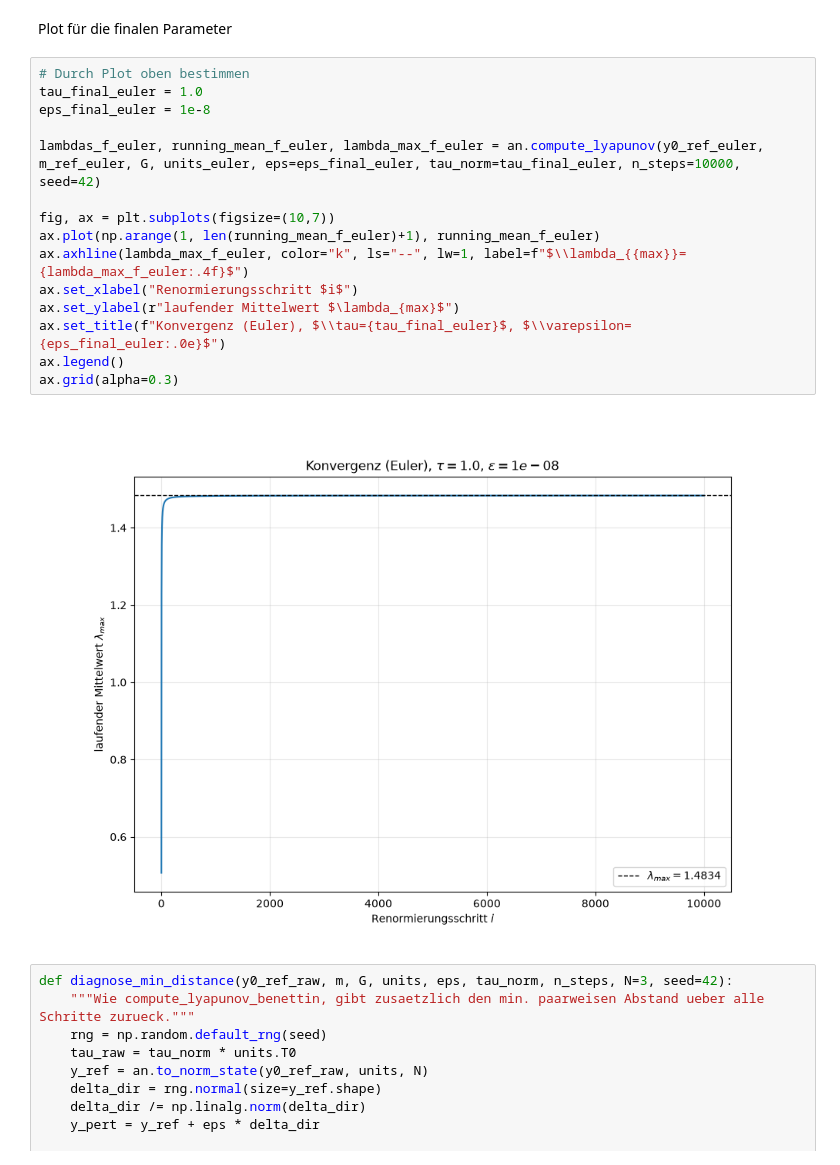
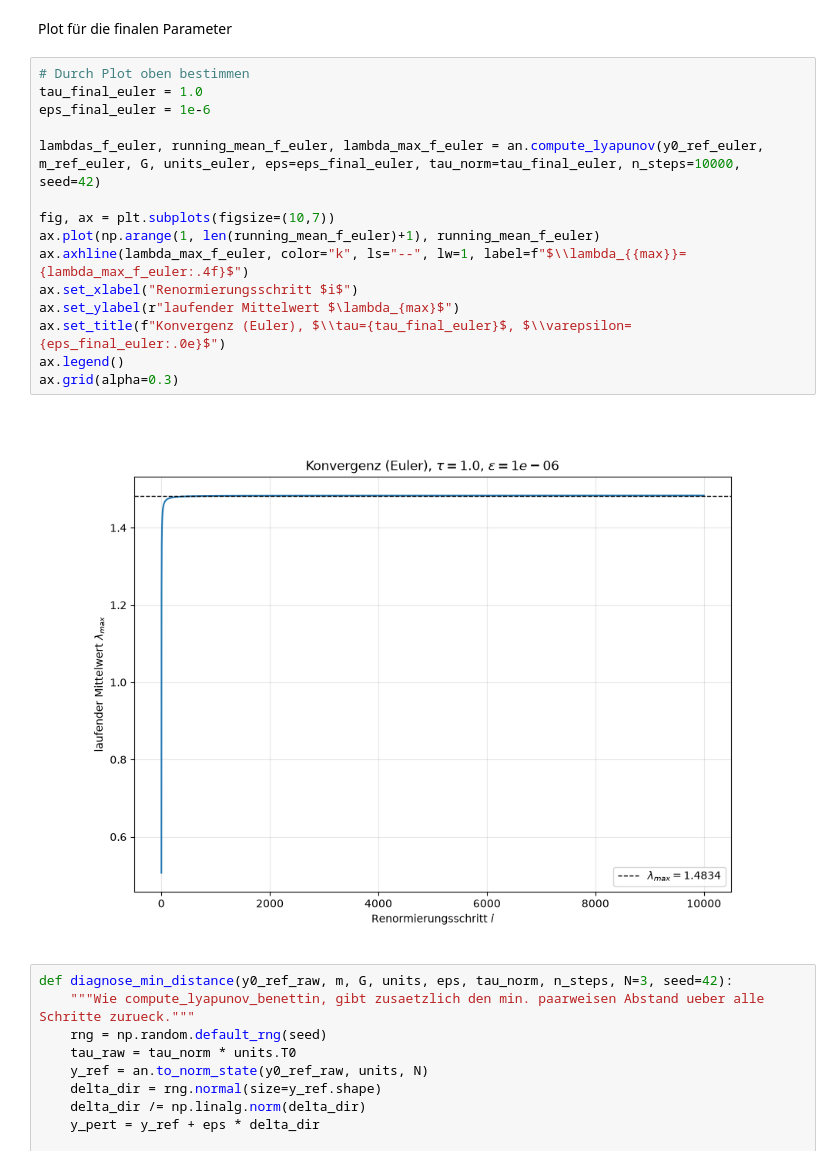
Before and after one commit to silashungerbuehler-del/Simulation-3BP, a Jupyter notebook: notebooks/Lyapunov Analyse.ipynb, the cells around one changed output. Cells and saved outputs as stored; diff of their text form.

```diff
--- a/notebooks/Lyapunov Analyse.ipynb
+++ b/notebooks/Lyapunov Analyse.ipynb
@@ -145,20 +144,20 @@ Plot für die finalen Parameter
 # %%
 # Durch Plot oben bestimmen
 tau_final_euler = 1.0
-eps_final_euler = 1e-8
+eps_final_euler = 1e-6
 
 lambdas_f_euler, running_mean_f_euler, lambda_max_f_euler = an.compute_lyapunov(y0_ref_euler, m_ref_euler, G, units_euler, eps=eps_final_euler, tau_norm=tau_final_euler, n_steps=10000, seed=42)
 
 fig, ax = plt.subplots(figsize=(10,7))
 ax.plot(np.arange(1, len(running_mean_f_euler)+1), running_mean_f_euler)
 ax.axhline(lambda_max_f_euler, color="k", ls="--", lw=1, label=f"$\\lambda_{{max}}={lambda_max_f_euler:.4f}$")
 ax.set_xlabel("Renormierungsschritt $i$")
 ax.set_ylabel(r"laufender Mittelwert $\lambda_{max}$")
 ax.set_title(f"Konvergenz (Euler), $\\tau={tau_final_euler}$, $\\varepsilon={eps_final_euler:.0e}$")
 ax.legend()
 ax.grid(alpha=0.3)
 # %% [output]
-[figure, old version]
+[figure, new version]
 # %%
 def diagnose_min_distance(y0_ref_raw, m, G, units, eps, tau_norm, n_steps, N=3, seed=42):
     """Wie compute_lyapunov_benettin, gibt zusaetzlich den min. paarweisen Abstand ueber alle Schritte zurueck."""
```
Also changed, not shown: parts of 7 cells of this notebook, 6 other files.
